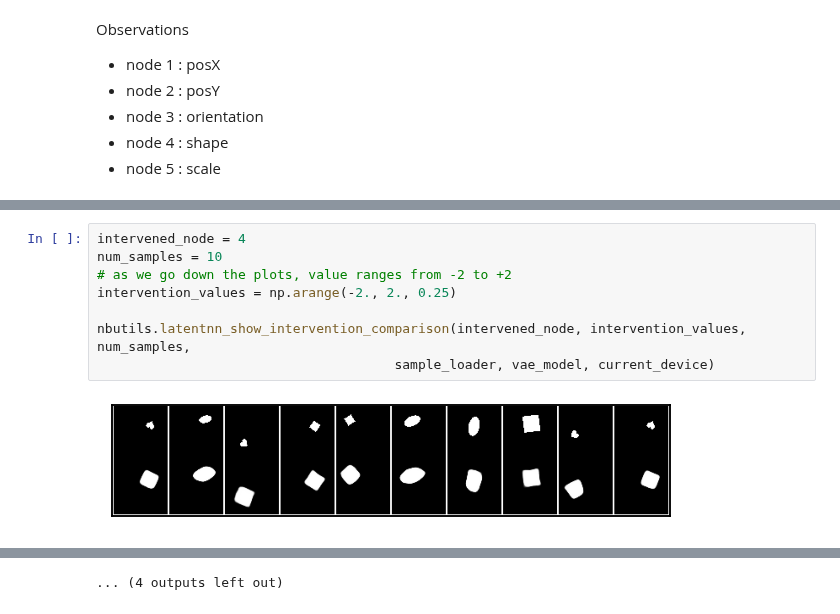
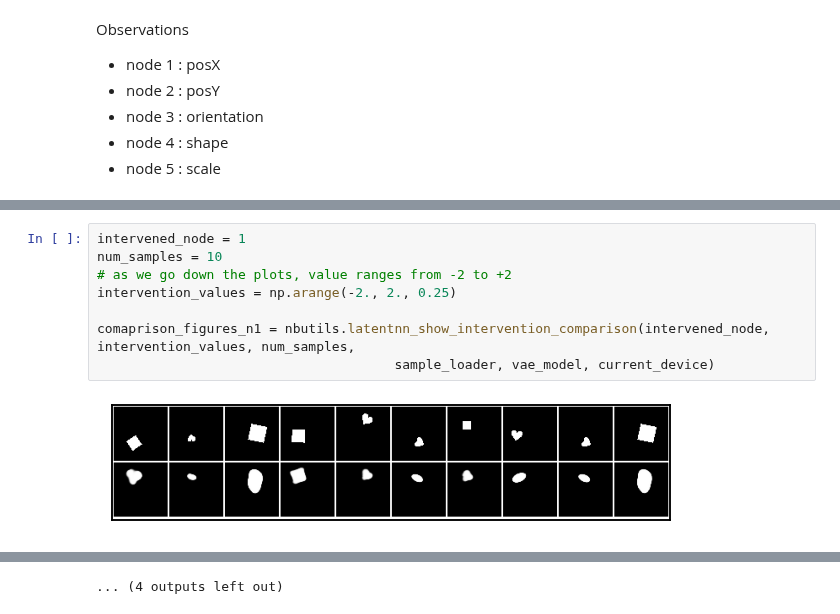
Before and after one commit to muhammadyaseen/vae-disentanglement, a Jupyter notebook: notebooks/DSprites LatentNN - w_kld1.ipynb, the cells around one changed output, grey strips where cells are left out. Cells and saved outputs as stored; diff of their text form.

```diff
--- a/notebooks/DSprites LatentNN - w_kld1.ipynb
+++ b/notebooks/DSprites LatentNN - w_kld1.ipynb
@@ -266,11 +270,11 @@ nbutils.latentnn_show_intervention_comparison(intervened_node, intervention_valu
 ... (4 outputs left out)
 # %%
-intervened_node = 4
+intervened_node = 1
 num_samples = 10
 # as we go down the plots, value ranges from -2 to +2
 intervention_values = np.arange(-2., 2., 0.25)
 
-nbutils.latentnn_show_intervention_comparison(intervened_node, intervention_values, num_samples,
+comaprison_figures_n1 = nbutils.latentnn_show_intervention_comparison(intervened_node, intervention_values, num_samples,
                                       sample_loader, vae_model, current_device)
 # %% [output]
-[figure, old version]
+[figure, new version]
```
Also changed, not shown: parts of 15 cells of this notebook, 15 other files.
